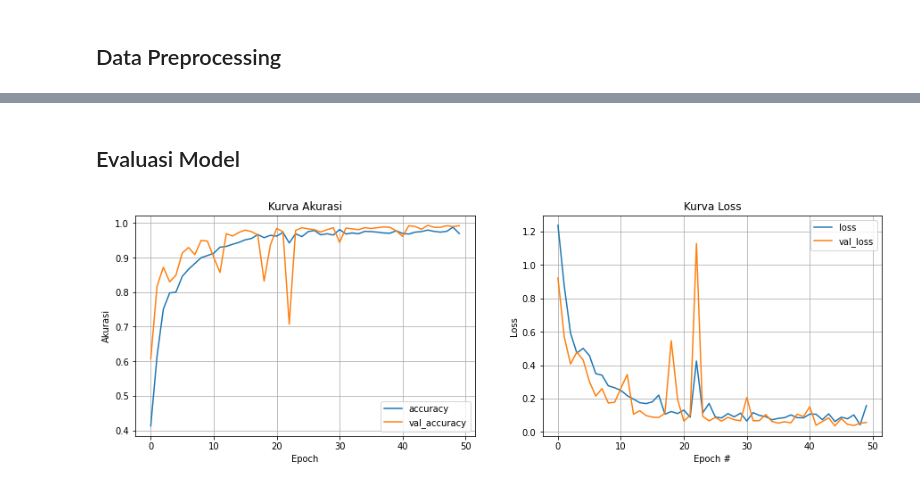
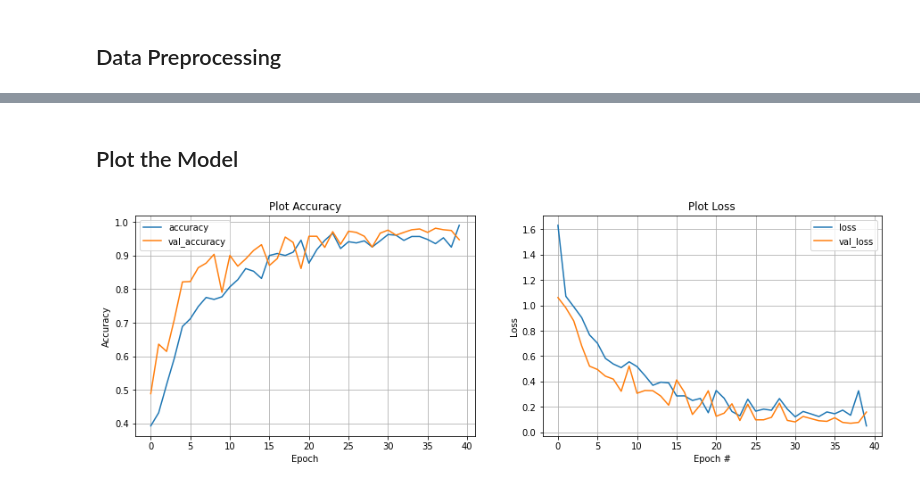
Before and after one commit to mfakhru/rock-paper-scissors-classification, a Jupyter notebook: rock-paper-scissors-classification-sequential-model.ipynb, the cells around one changed output, grey strips where cells are left out. Drawn from its saved outputs; the diff is of its cells as text; code cells hidden in the pictures.

```diff
--- a/rock-paper-scissors-classification-sequential-model.ipynb
+++ b/rock-paper-scissors-classification-sequential-model.ipynb
@@ -196,0 +187,10 @@ time: 390 ms (started: 2021-07-04 07:41:14 +00:00)
+# %%
+# Define callback function
+
+class myCallback(tf.keras.callbacks.Callback):
+  def on_epoch_end(self, epoch, logs={}):
+    if(logs.get('accuracy') > 0.98):
+      print('\nYour accuracy has reached 98%!')
+      self.model.stop_training = True
+
+callbacks = myCallback()
@@ -199,12 +201,13 @@ time: 390 ms (started: 2021-07-04 07:41:14 +00:00)
 # %%
-# Melatih model dengan model.fit
+# Train model with model.fit
 
 h = model.fit(
   train_data,
-  batch_size=4,
+  batch_size=8,
   epochs=50,
+  steps_per_epoch=16,
   validation_data=val_data,
-  callbacks=tensorboard_callback
+  callbacks=[callbacks]
   )
 # %% [output]
 Epoch 1/50
@@ -227,34 +230,34 @@ time: 10min 2s (started: 2021-07-04 07:41:20 +00:00)
 # %% [markdown]
-## Evaluasi Model
+## Plot the Model
 # %%
-# Menampilkan kurva hasil pelatihan
+# display plot model
 
 fig = plt.figure(figsize=(7, 4))
 fig.set_figheight(10)
 fig.set_figwidth(15)
 
 acc = h.history['accuracy']
 loss = h.history['loss']
 
 val_acc = h.history['val_accuracy']
 val_loss = h.history['val_loss']
 
 plt.subplot(2, 2, 1)
 plt.plot(acc, label='accuracy')
 plt.plot(val_acc, label='val_accuracy')
-plt.title('Kurva Akurasi')
+plt.title('Plot Accuracy')
 plt.xlabel('Epoch')
-plt.ylabel('Akurasi')
+plt.ylabel('Accuracy')
 plt.legend()
 plt.grid()
 
 plt.subplot(2, 2, 2)
 plt.plot(loss, label='loss')
 plt.plot(val_loss, label='val_loss')
-plt.title('Kurva Loss')
+plt.title('Plot Loss')
 plt.xlabel('Epoch #')
 plt.ylabel('Loss')
 plt.legend()
 plt.grid()
 # %% [output]
-[figure, old version]
+[figure, new version]
```
Also changed, not shown: parts of 24 cells of this notebook.
